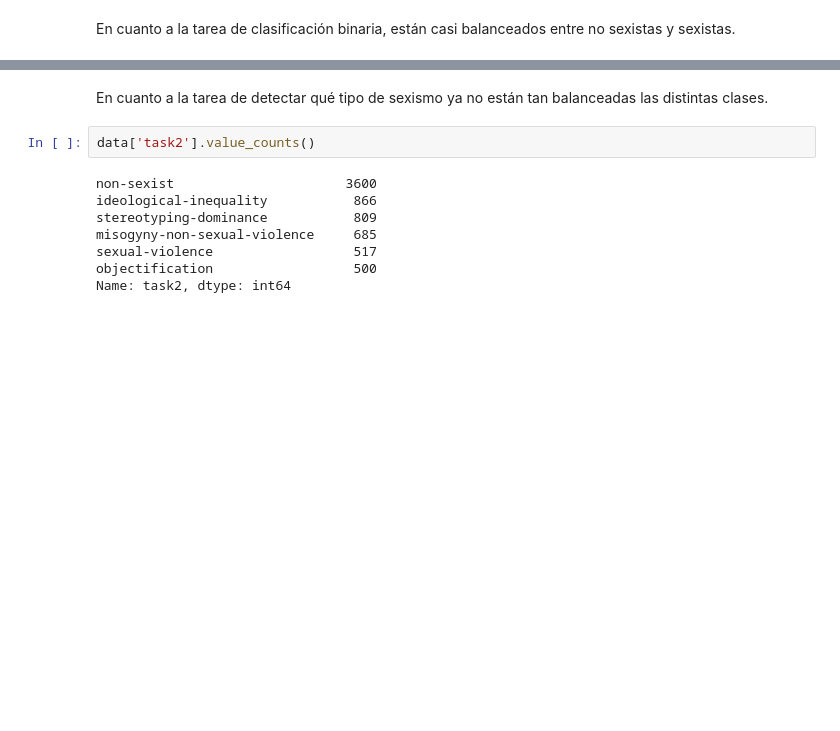
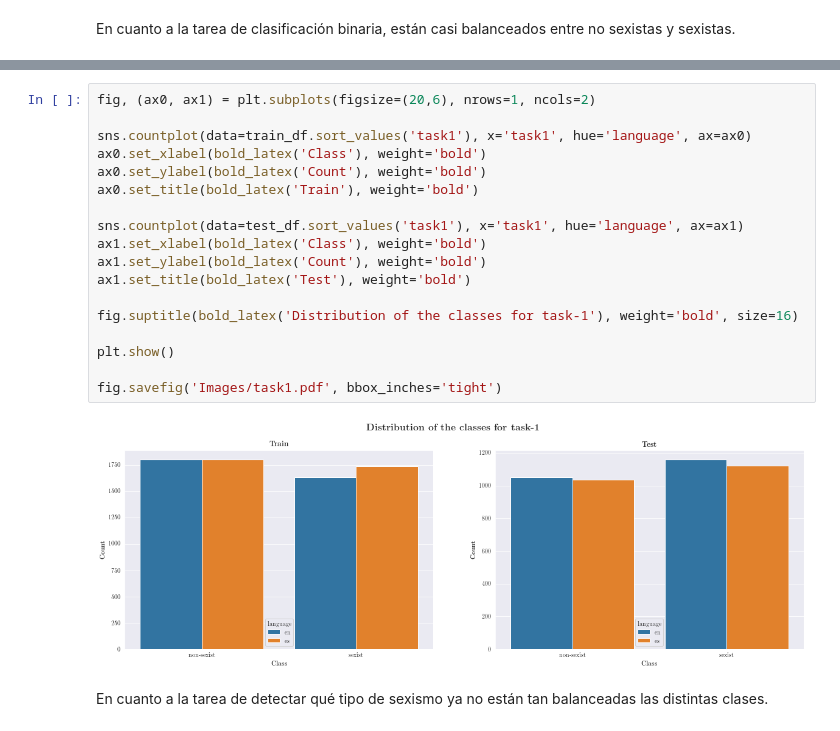
Before and after one commit to davidguzmanr/EXIST2021, a Jupyter notebook: Notebooks/Basic analysis.ipynb, the cells around one changed output, grey strips where cells are left out. Cells and saved outputs as stored; diff of their text form; blank space fills up the shorter version.

```diff
--- a/Notebooks/Basic analysis.ipynb
+++ b/Notebooks/Basic analysis.ipynb
@@ -41,12 +94,22 @@ Name: task1, dtype: int64
+# %%
+fig, (ax0, ax1) = plt.subplots(figsize=(20,6), nrows=1, ncols=2)
+
+sns.countplot(data=train_df.sort_values('task1'), x='task1', hue='language', ax=ax0)
+ax0.set_xlabel(bold_latex('Class'), weight='bold')
+ax0.set_ylabel(bold_latex('Count'), weight='bold')
+ax0.set_title(bold_latex('Train'), weight='bold')
+
+sns.countplot(data=test_df.sort_values('task1'), x='task1', hue='language', ax=ax1)
+ax1.set_xlabel(bold_latex('Class'), weight='bold')
+ax1.set_ylabel(bold_latex('Count'), weight='bold')
+ax1.set_title(bold_latex('Test'), weight='bold')
+
+fig.suptitle(bold_latex('Distribution of the classes for task-1'), weight='bold', size=16)
+
+plt.show()
+
+fig.savefig('Images/task1.pdf', bbox_inches='tight')
+# %% [output]
+[figure, added]
 # %% [markdown]
 En cuanto a la tarea de detectar qué tipo de sexismo ya no están tan balanceadas las distintas clases.
-# %%
-data['task2'].value_counts()
-# %% [output]
-non-sexist                      3600
-ideological-inequality           866
-stereotyping-dominance           809
-misogyny-non-sexual-violence     685
-sexual-violence                  517
-objectification                  500
-Name: task2, dtype: int64
```
Also changed, not shown: parts of 13 cells of this notebook, 19 other files.
